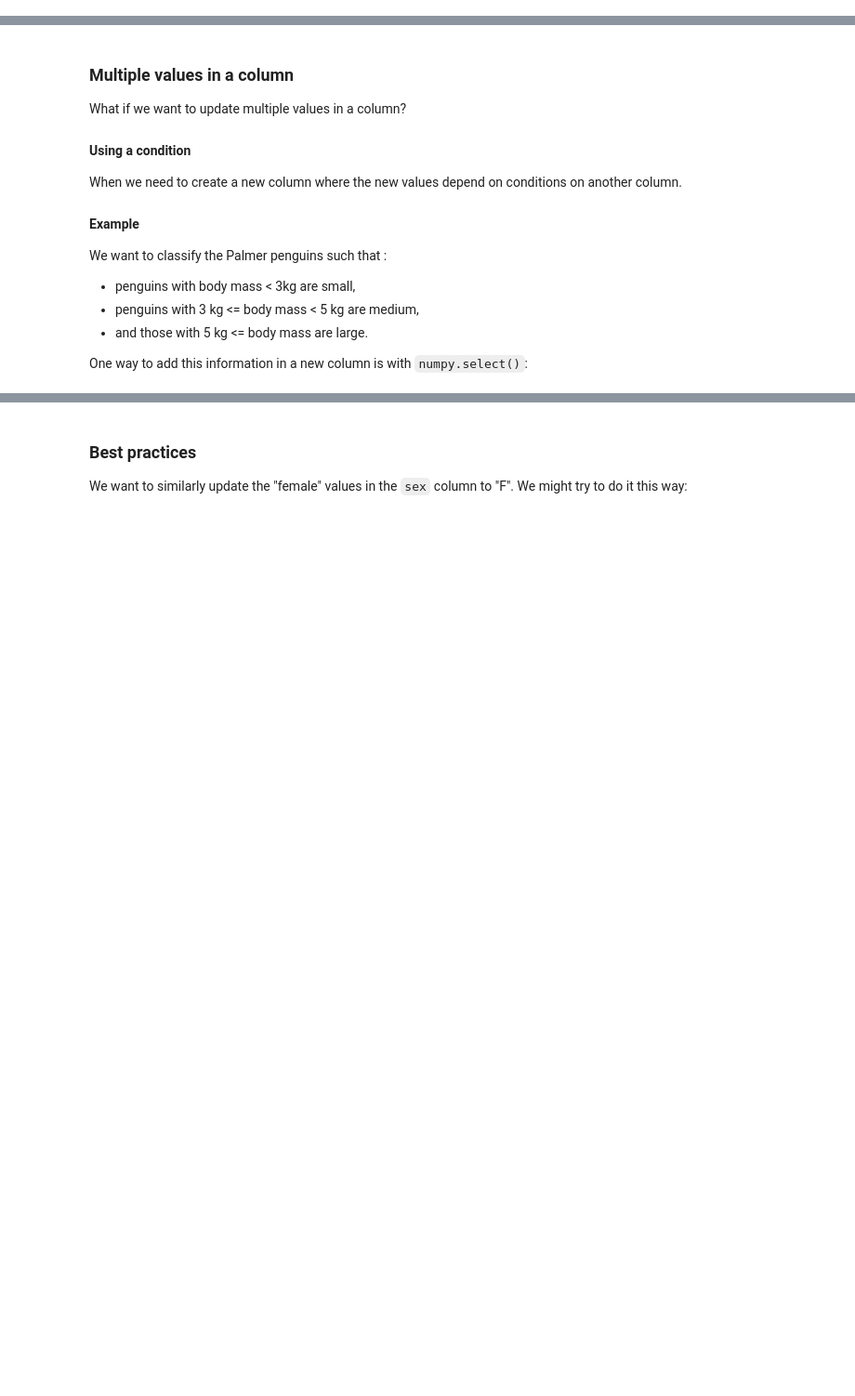
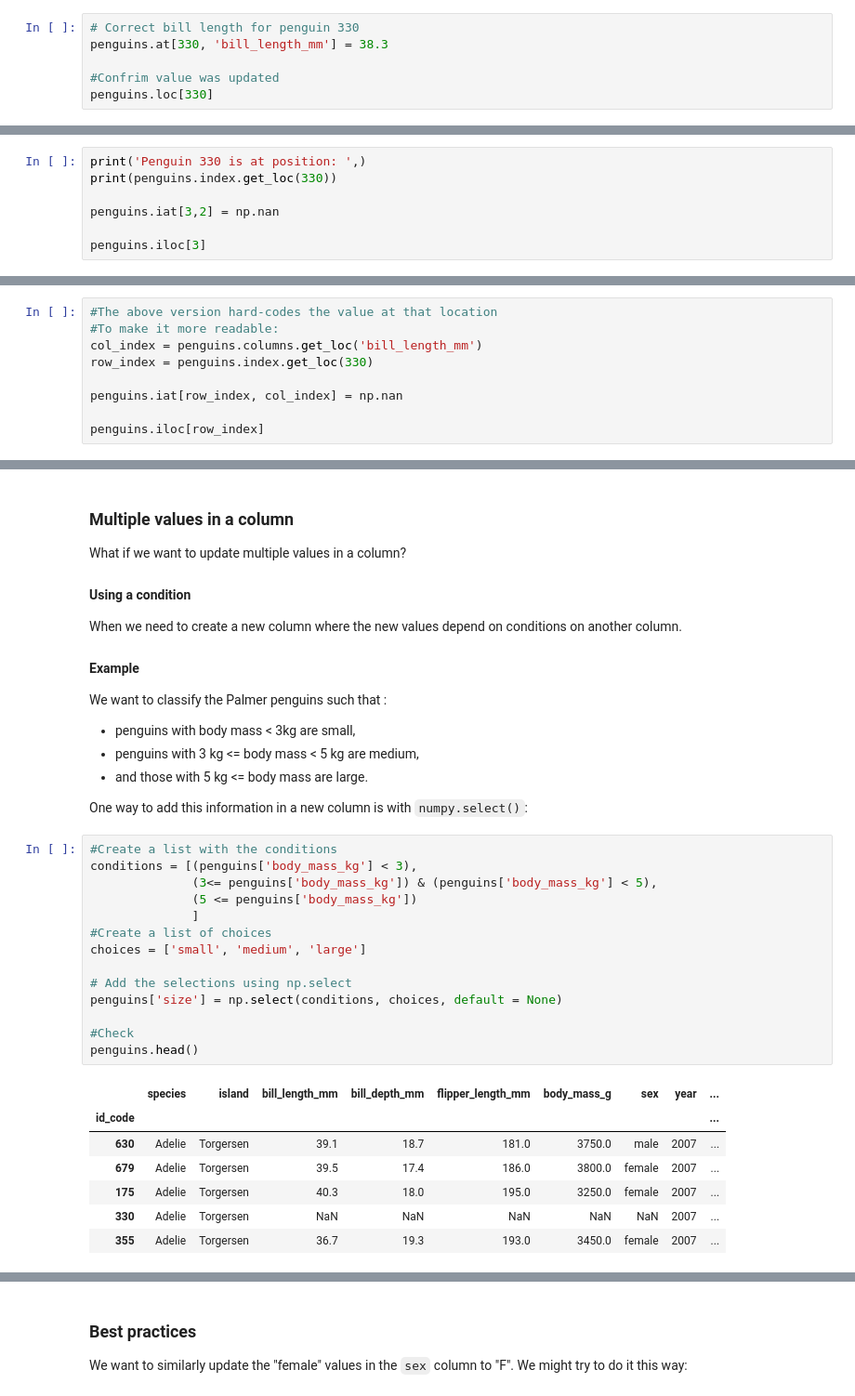
Before and after one commit to gingersknapp/eds-220-in-class, a Jupyter notebook: Week2/week-2-updating-dataframes-STUDENT.ipynb, the cells around one changed output, grey strips where cells are left out. Shown at 93% size. Cells and saved outputs as stored; diff of their text form; blank space fills up the shorter version.

```diff
--- a/Week2/week-2-updating-dataframes-STUDENT.ipynb
+++ b/Week2/week-2-updating-dataframes-STUDENT.ipynb
@@ -58,2 +88,8 @@ We can directly access that information using `at[]`:
 # %% [markdown]
 Update this value to 38.3 mm. We can do this with `at[]` too:
+# %%
+# Correct bill length for penguin 330
+penguins.at[330, 'bill_length_mm'] = 38.3
+
+#Confrim value was updated
+penguins.loc[330]
@@ -73,2 +129,9 @@ Use `iat[]` to access the same bill length value for the penguin with ID 859 and
 
 HINT: What would be an equivalent method to penguins.columns.get_loc('column_name') to get the location of a specific label in the index?
+# %%
+print('Penguin 330 is at position: ',)
+print(penguins.index.get_loc(330))
+
+penguins.iat[3,2] = np.nan
+
+penguins.iloc[3]
@@ -74,0 +151,9 @@ HINT: What would be an equivalent method to penguins.columns.get_loc('column_nam
+# %%
+#The above version hard-codes the value at that location
+#To make it more readable:
+col_index = penguins.columns.get_loc('bill_length_mm')
+row_index = penguins.index.get_loc(330)
+
+penguins.iat[row_index, col_index] = np.nan
+
+penguins.iloc[row_index]
@@ -90,6 +186,28 @@ We want to classify the Palmer penguins such that :
 - and those with 5 kg <= body mass are large.
 
 One way to add this information in a new column is with `numpy.select()`:
+# %%
+#Create a list with the conditions
+conditions = [(penguins['body_mass_kg'] < 3),
+              (3<= penguins['body_mass_kg']) & (penguins['body_mass_kg'] < 5),
+              (5 <= penguins['body_mass_kg'])
+              ]
+#Create a list of choices
+choices = ['small', 'medium', 'large']
+
+# Add the selections using np.select
+penguins['size'] = np.select(conditions, choices, default = None)
+
+#Check
+penguins.head()
+# %% [output]
+|  | species | island | bill_length_mm | bill_depth_mm | flipper_length_mm | body_mass_g | sex | year | ... |
+| id_code |  |  |  |  |  |  |  |  | ... |
+| 630 | Adelie | Torgersen | 39.1 | 18.7 | 181.0 | 3750.0 | male | 2007 | ... |
+| 679 | Adelie | Torgersen | 39.5 | 17.4 | 186.0 | 3800.0 | female | 2007 | ... |
+| 175 | Adelie | Torgersen | 40.3 | 18.0 | 195.0 | 3250.0 | female | 2007 | ... |
+| 330 | Adelie | Torgersen | NaN | NaN | NaN | NaN | NaN | 2007 | ... |
+| 355 | Adelie | Torgersen | 36.7 | 19.3 | 193.0 | 3450.0 | female | 2007 | ... |
 # %% [markdown]
 #### By selecting values
 
```
Also changed, not shown: parts of 19 cells of this notebook.
